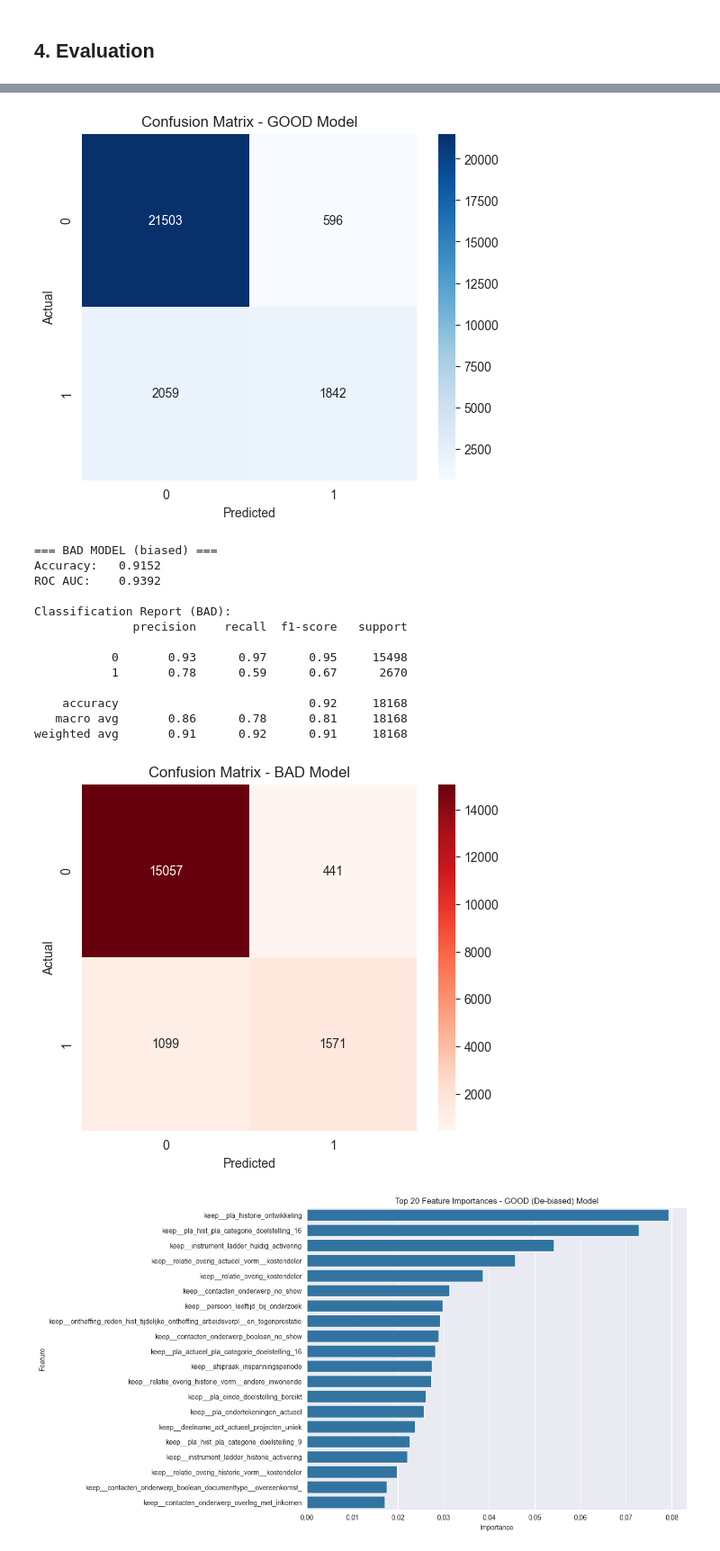
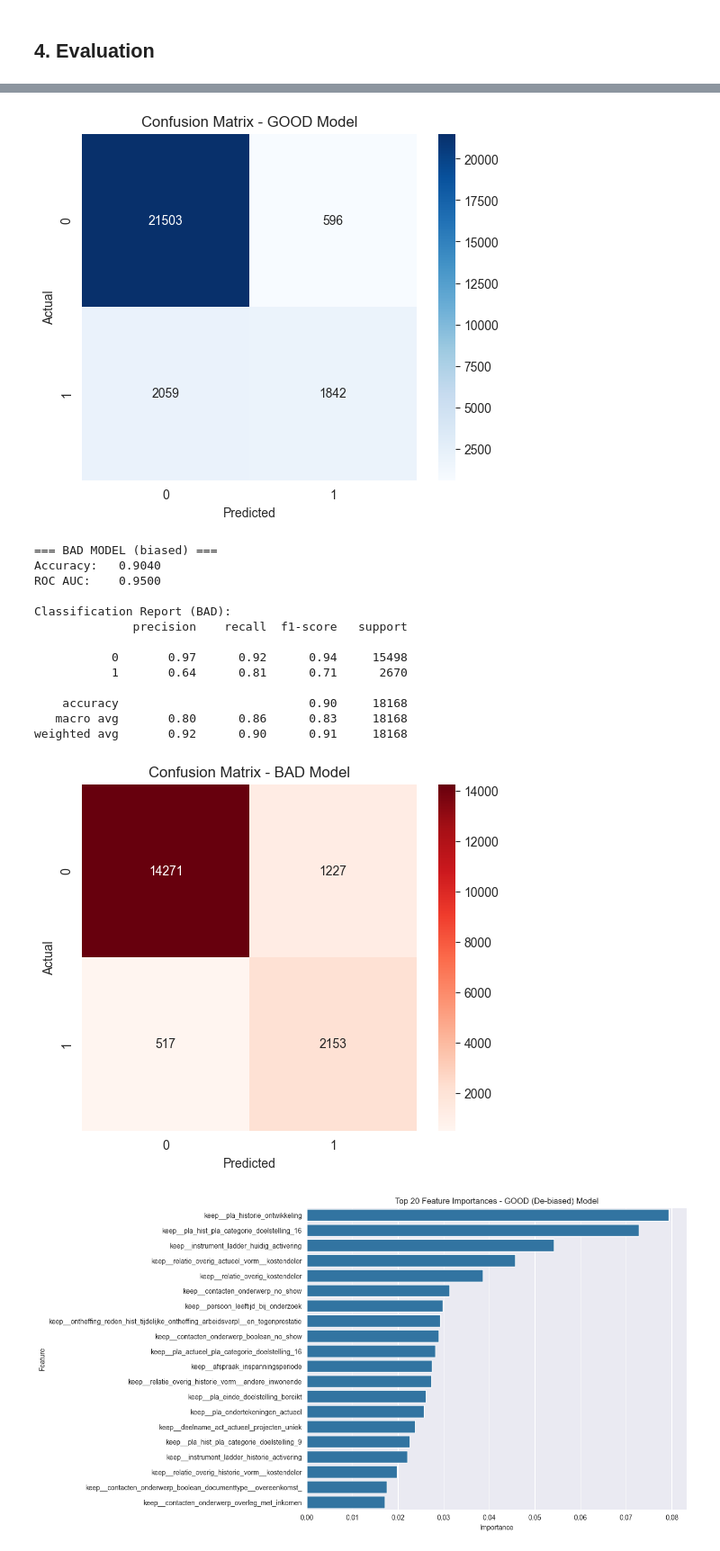
Before and after one commit to itsMatoosh/testing-ai, a Jupyter notebook: team1/fraud_detection.ipynb, the cells around one changed output, grey strips where cells are left out. Shown at 90% size. Saved outputs shown, nothing was run; the diff lists cells and outputs as text; code cells hidden in the pictures.

Commit message:
made preprocessing as a part of the model also applicable for other model - team 1

```diff
--- a/team1/fraud_detection.ipynb
+++ b/team1/fraud_detection.ipynb
@@ -110,6 +110,7 @@ proxy_vars = [
     "persoonlijke_eigenschappen_taaleis_schrijfv_ok",
     "persoonlijke_eigenschappen_taaleis_voldaan"
 ]
+bad_cols = [c for c in df.columns if c != "checked"]
 good_cols = [c for c in df.columns if c not in ['checked'] + proxy_vars]
 # %% [markdown]
 ## 3. Modeling
@@ -237,0 +295,31 @@ RandomForestClassifier(class_weight='balanced_subsample', max_depth=10,
+# %%
+from sklearn.pipeline import Pipeline
+from skl2onnx import to_onnx
+import numpy as np
+import random
+
+# GOOD: exportable copy without SMOTE
+clf_good_export = Pipeline([
+    ("select", clf_good.named_steps["select"]),
+    ("imputer", clf_good.named_steps["imputer"]),
+    ("scaler", clf_good.named_steps["scaler"]),
+    ("model", clf_good.named_steps["model"]),
+])
+
+# BAD: use the pipeline as-is (select + imputer + scaler + model)
+clf_bad_export = clf_bad
+
+# Small float32 samples so column names are captured
+good_sample = Xg_train.astype(np.float32).head(5)
+bad_sample = Xb_train.astype(np.float32).head(5)
+
+onnx_good = to_onnx(clf_good_export, good_sample, options={id(clf_good_export): {"zipmap": False}})
+onnx_bad  = to_onnx(clf_bad_export,  bad_sample,  options={id(clf_bad_export): {"zipmap": False}})
+
+models = [("good", onnx_good), ("bad", onnx_bad)]
+random.shuffle(models)
+
+for i, (name, onnx_model) in enumerate(models, start=1):
+    with open(f"model_{i}.onnx", "wb") as f:
+        f.write(onnx_model.SerializeToString())
+    print(f"Saved model_{i}.onnx (this one is the {name.upper()} model)")
@@ -265,8 +356,9 @@ plt.show()
 # ==========================
 # BAD model evaluation
 # ==========================
-y_proba_bad = clf_bad.predict_proba(Xb_test_scaled)[:, 1]
-y_pred_bad = clf_bad.predict(Xb_test_scaled)     # default 0.5 threshold
+# BAD model evaluation
+y_proba_bad = clf_bad.predict_proba(Xb_test)[:, 1]  # pass DataFrame
+y_pred_bad = clf_bad.predict(Xb_test)
 
 accuracy_bad = accuracy_score(yb_test, y_pred_bad)
 roc_auc_bad = roc_auc_score(yb_test, y_proba_bad)
@@ -279,41 +371,41 @@ print("\nClassification Report (BAD):")
 print(classification_report(yb_test, y_pred_bad))
 
 cm_bad = confusion_matrix(yb_test, y_pred_bad)
 plt.figure(figsize=(6, 5))
 sns.heatmap(cm_bad, annot=True, fmt='d', cmap='Reds')
 plt.title('Confusion Matrix - BAD Model')
 plt.xlabel('Predicted')
 plt.ylabel('Actual')
 plt.show()
 # %% [output]
 === GOOD MODEL (de-biased) ===
 Accuracy:   0.8979
 ROC AUC:    0.9209
 
 Classification Report (GOOD):
               precision    recall  f1-score   support
 
            0       0.91      0.97      0.94     22099
            1       0.76      0.47      0.58      3901
 
     accuracy                           0.90     26000
    macro avg       0.83      0.72      0.76     26000
 weighted avg       0.89      0.90      0.89     26000
 [figure]
 === BAD MODEL (biased) ===
-Accuracy:   0.9152
-ROC AUC:    0.9392
+Accuracy:   0.9040
+ROC AUC:    0.9500
 
 Classification Report (BAD):
               precision    recall  f1-score   support
 
-           0       0.93      0.97      0.95     15498
-           1       0.78      0.59      0.67      2670
+           0       0.97      0.92      0.94     15498
+           1       0.64      0.81      0.71      2670
 
-    accuracy                           0.92     18168
-   macro avg       0.86      0.78      0.81     18168
-weighted avg       0.91      0.92      0.91     18168
+    accuracy                           0.90     18168
+   macro avg       0.80      0.86      0.83     18168
+weighted avg       0.92      0.90      0.91     18168
-[figure, old version]
+[figure, new version]
 # %%
 # ==========================
 # Feature Importances - GOOD MODEL
```
Also changed, not shown: parts of 4 cells of this notebook, 2 other files.
